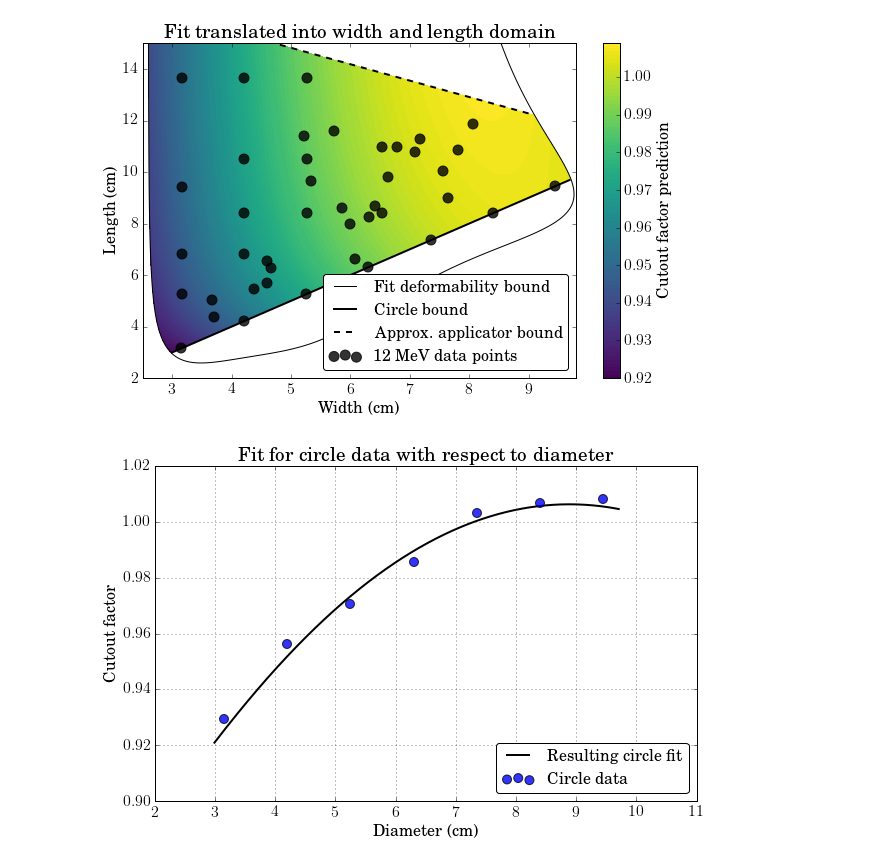
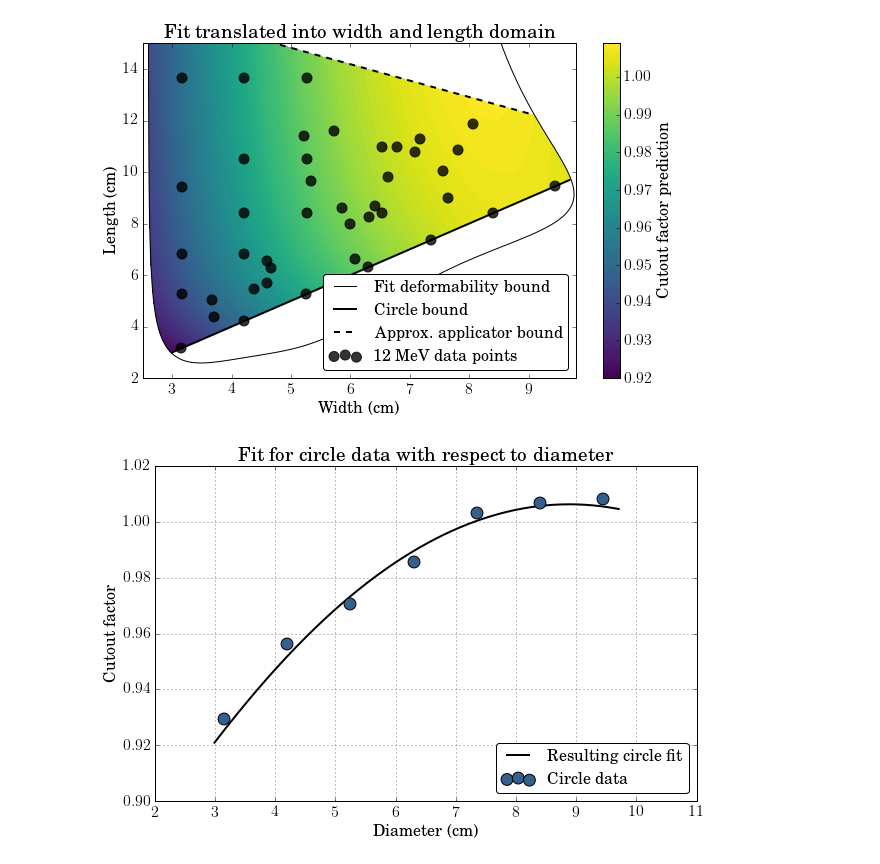
Before and after one commit to SimonBiggs/electronfactors, a Jupyter notebook: examples/Results -- Contour plots of model.ipynb, the cells around one changed output. Saved outputs shown, nothing was run; the diff lists cells and outputs as text; code cells hidden in the pictures.

```diff
--- a/examples/Results -- Contour plots of model.ipynb
+++ b/examples/Results -- Contour plots of model.ipynb
@@ -150,29 +150,31 @@ legend.get_frame().set_facecolor('white')
 # %%
 plt.figure(figsize=(6 * 1.618, 6))
 
 circle_width = np.linspace(2,12, 1000)
 circle_eqPonA = to_eqPonA(circle_width, circle_width)
 
 give_circle = fit_give(circle_width, circle_eqPonA, width, eqPonA, factor, kx=2, ky=1)
 circle_width = circle_width[give_circle < 0.5]
 circle_eqPonA = circle_eqPonA[give_circle < 0.5]
 
 circle_prediction = model(circle_width, circle_eqPonA)
 plt.plot(circle_width, circle_prediction, 'k', lw=2, label=r'Resulting circle fit')
 circle_ref = np.abs(width - length) < 0.1
 plt.scatter(
     width[circle_ref], factor[circle_ref],
-    s=80, alpha=0.8, zorder=3, label=r'Circle data')
+    s=140, zorder=3, label=r'Circle data',
+    c=green_cm(0.3)
+)
 
 plt.xlabel('Diameter (cm)')
 plt.ylabel('Cutout factor')
 plt.title('Fit for circle data with respect to diameter')
 legend = plt.legend(fancybox=True, loc='lower right')
 legend.get_frame().set_facecolor('white')
 
 plt.grid(True)
 # %% [output]
-[figure, old version]
+[figure, new version]
 # %%
 # plt.figure(figsize=(6 * 1.618, 6))
 
```
Also changed, not shown: parts of 4 cells of this notebook, 5 other files.
